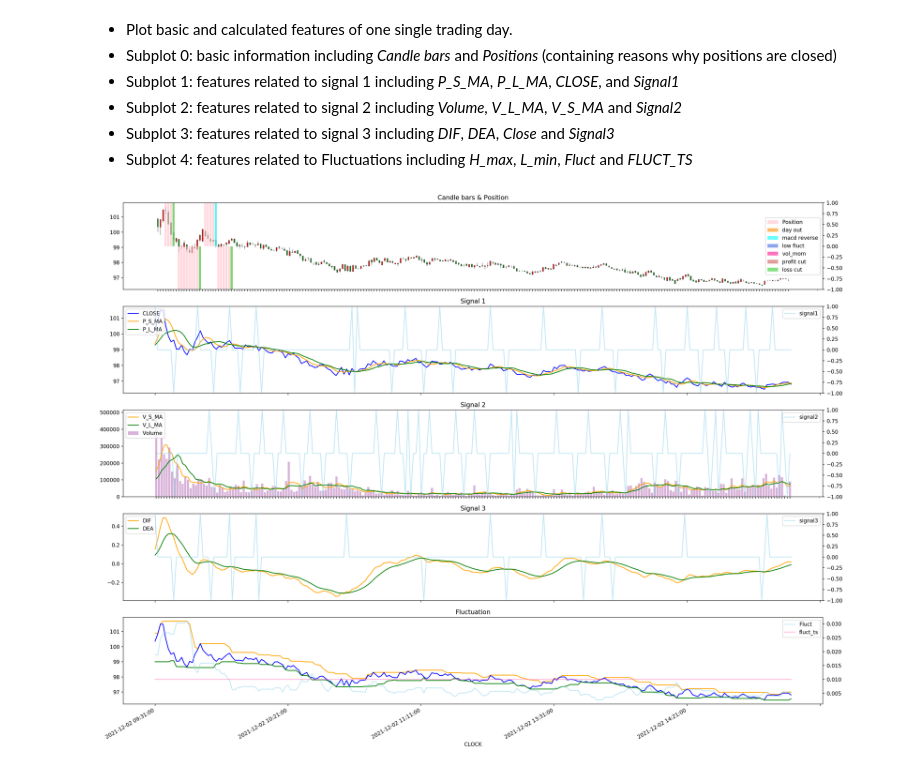
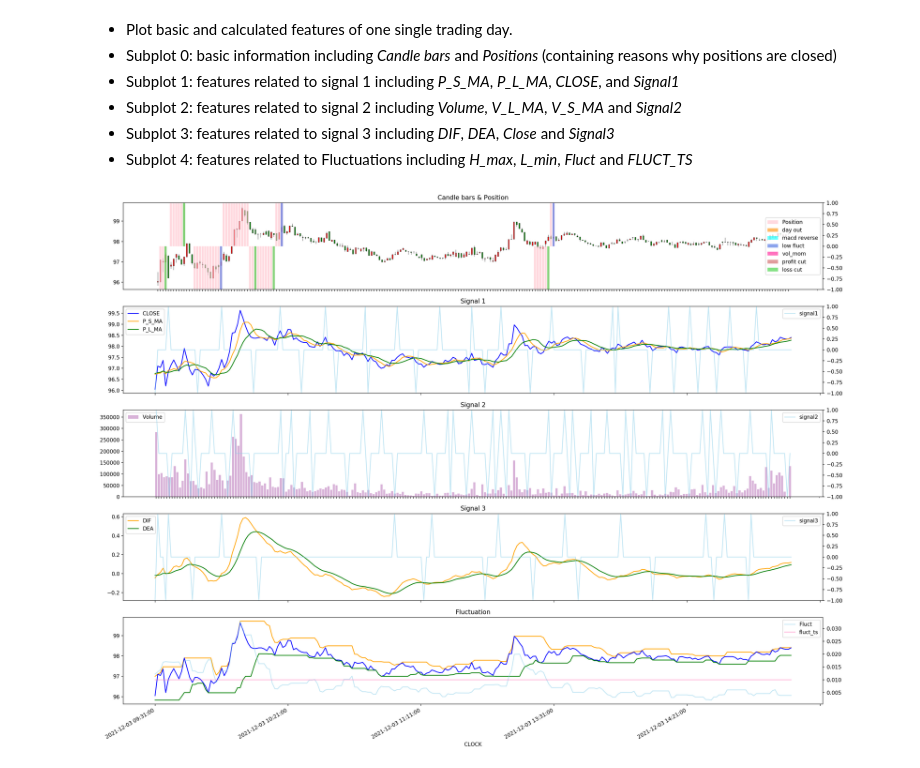
Before and after one commit to RichardS0268/Stock_cn_T0_Trend, a Jupyter notebook: workflow_v102.ipynb, the cells around one changed output. Saved outputs shown, nothing was run; the diff lists cells and outputs as text; code cells hidden in the pictures.

```diff
--- a/workflow_v102.ipynb
+++ b/workflow_v102.ipynb
@@ -473,0 +759,15 @@ tmp_tup, ftmp_p = one_stock_simulation('S.CN.SZSE.300618', stmp_p, True, 'eval')
+# %%
+trading_log = pd.DataFrame(columns=['DATE', 'pos_fork_gains', 'neg_fork_gains'])
+stmp = Base_Pos['S.CN.SZSE.300618']
+
+stmp = stmp.set_index('CLOCK', drop=False)
+
+Start_date = max('2019-11-29 00:00:00', stmp['CLOCK'][0])
+End_date = min('2022-07-01 15:00:00', stmp['CLOCK'][-1])
+
+stmp = stmp.loc[(Start_date <= stmp['CLOCK']) & (stmp['CLOCK'] <= End_date)]
+stmp = stmp[~stmp.index.duplicated()]
+
+r_stmp = pd.DataFrame()
+
+ftmp = technical_analysis(stmp, MACD_activation, log=True)
@@ -473,0 +787,4 @@ tmp_tup, ftmp_p = one_stock_simulation('S.CN.SZSE.300618', stmp_p, True, 'eval')
+# %%
+ftmp['execution'] = np.zeros(ftmp.shape[0])
+# %%
+_date = ftmp['CLOCK'][0][:10]
@@ -705,8 +1050,8 @@ def plot_all(smp):
     axes[2].yaxis.set_ticks_position('left')
 
     axes[2].bar(smp['CLOCK'].to_list(), smp['VOLUME'], color='purple', alpha=0.3, label='Volume')
-    smp['V_S_MA'].plot(ax=axes[2], color='orange')
-    smp['V_L_MA'].plot(ax=axes[2], color='g')
+    # smp['V_S_MA'].plot(ax=axes[2], color='orange')
+    # smp['V_L_MA'].plot(ax=axes[2], color='g')
     axes[2].legend(loc = 'upper left')
 
     ax_twin2 = axes[2].twinx()
@@ -761,6 +1106,6 @@ def one_day_micro(_ftmp, _date):
     end_clock = str(pd.to_datetime(start_clock) + datetime.timedelta(days = 1))
     plot_all(_ftmp.loc[(start_clock < ftmp_p['CLOCK']) & (ftmp_p['CLOCK'] < end_clock)])
 # %%
-one_day_micro(ftmp_p, '2021-12-02')
+one_day_micro(ftmp_p, '2021-12-03')
 # %% [output]
-[figure, old version]
+[figure, new version]
```
Also changed, not shown: parts of 36 cells of this notebook.
